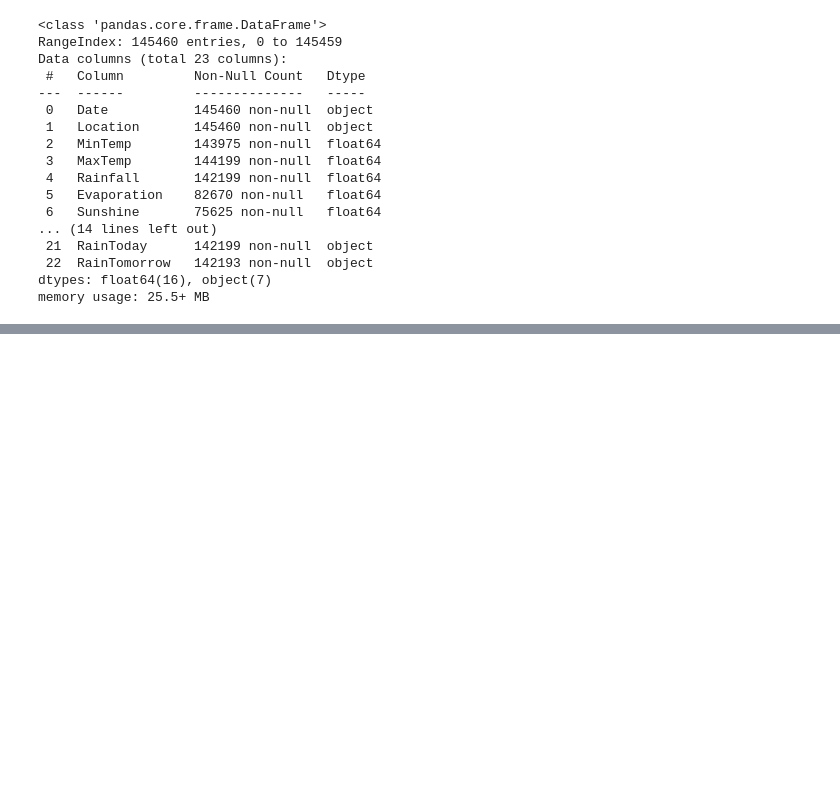
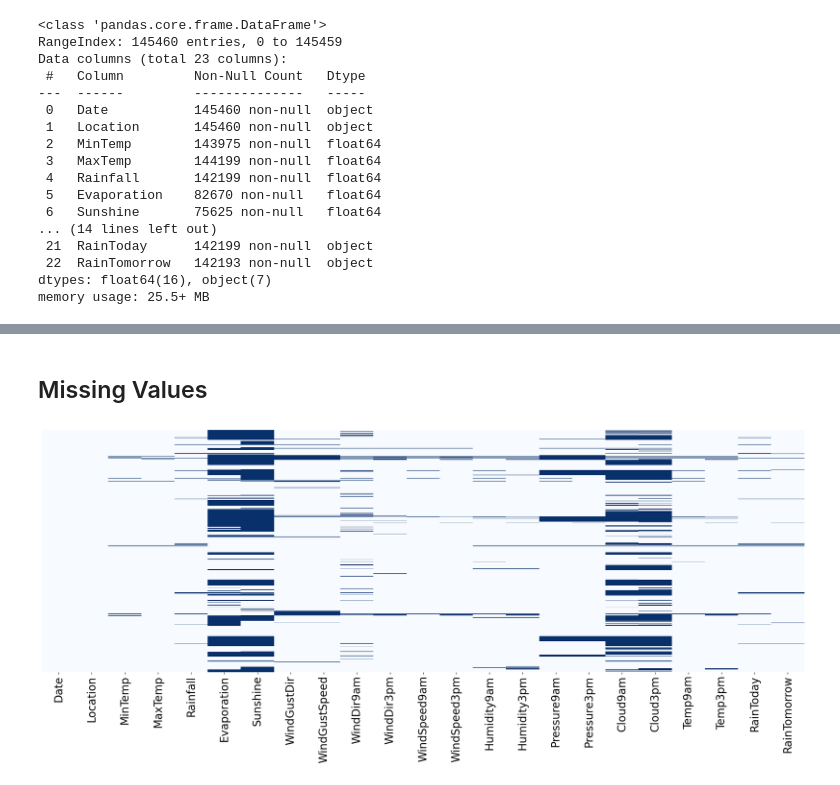
Before and after one commit to zielinskim04/IntroductionToMachineLearning, a Jupyter notebook: projekt_1.ipynb, the cells around one changed output, grey strips where cells are left out. Saved outputs shown, nothing was run; the diff lists cells and outputs as text; code cells hidden in the pictures; blank space fills up the shorter version.

```diff
--- a/projekt_1.ipynb
+++ b/projekt_1.ipynb
@@ -73,0 +67,2 @@ array(['Albury', 'BadgerysCreek', 'Cobar', 'CoffsHarbour', 'Moree',
+# %% [markdown]
+## Missing Values
@@ -73,0 +76,8 @@ array(['Albury', 'BadgerysCreek', 'Cobar', 'CoffsHarbour', 'Moree',
+# %%
+plt.figure(figsize = (25,8))
+sns.heatmap(df.isnull(), cbar=False, cmap='Blues', yticklabels=False)
+plt.xticks(fontsize = 20)
+plt.ylabel(None)
+plt.show()
+# %% [output]
+[figure, added]
```
Also changed, not shown: parts of 8 cells of this notebook.
